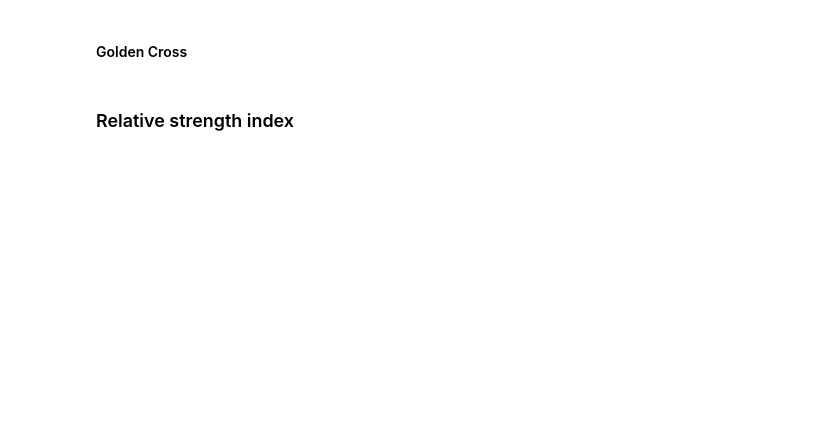
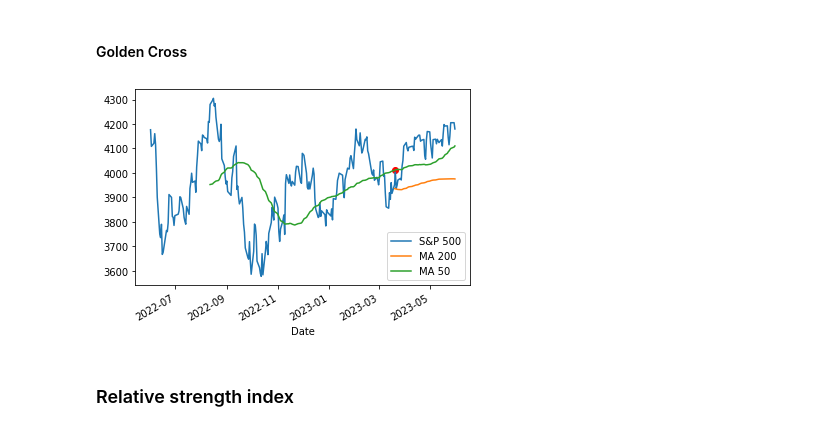
Before and after one commit to rubenkerkhofs/trading_algorithms_python, a Jupyter notebook: exercises/3. Generating Buy and Sell Signals/4. Technical Analysis.ipynb, the cells around one changed output. Cells and saved outputs as stored; diff of their text form; code cells hidden in the pictures; blank space fills up the shorter version.

```diff
--- a/exercises/3. Generating Buy and Sell Signals/4. Technical Analysis.ipynb
+++ b/exercises/3. Generating Buy and Sell Signals/4. Technical Analysis.ipynb
@@ -63,3 +68,21 @@ Implement the strategy to buy whenever the signal crosses MACD goes above the si
 # %%
 transactions = {'date': [], 'price': [], 'transaction': []}
 # Develop trading strategy
+
+current_signal = 0
+for i in range(len(sp500)):
+    m = macd[i]
+    s = signal_line[i]
+    if m > s and current_signal != 1:
+        transactions['date'].append(sp500.index[i])
+        transactions['price'].append(sp500[i])
+        transactions['transaction'].append('buy')
+        current_signal = 1
+    elif s > m and current_signal != -1:
+        transactions['date'].append(sp500.index[i])
+        transactions['price'].append(sp500[i])
+        transactions['transaction'].append('sell')
+        current_signal = -1
+
+transactions = pd.DataFrame(transactions)
+transactions
@@ -97,4 +140,28 @@ plt.legend(loc = 'lower right');
 # %% [markdown]
 #### Golden Cross
+# %%
+import matplotlib.pyplot as plt
+
+moving_average_50 = sp500.rolling(window=50).mean().rename('MA 50')
+moving_average_200 = sp500.rolling(window=200).mean().rename('MA 200')
+pd.concat([sp500, moving_average_200, moving_average_50], axis=1).plot()
+
+above = False
+x = []
+y = []
+
+for i in range(len(sp500)):
+    short_term = moving_average_50[i]
+    long_term = moving_average_200[i]
+    if not above and short_term > long_term:
+        above = True
+        x.append(sp500.index[i])
+        y.append(short_term)
+    elif above and long_term > short_term:
+        above = False
+
+plt.scatter(x, y, color='r');
+# %% [output]
+[figure, added]
 # %% [markdown]
 ### Relative strength index
```
Also changed, not shown: parts of 7 cells of this notebook, 31 other files.
